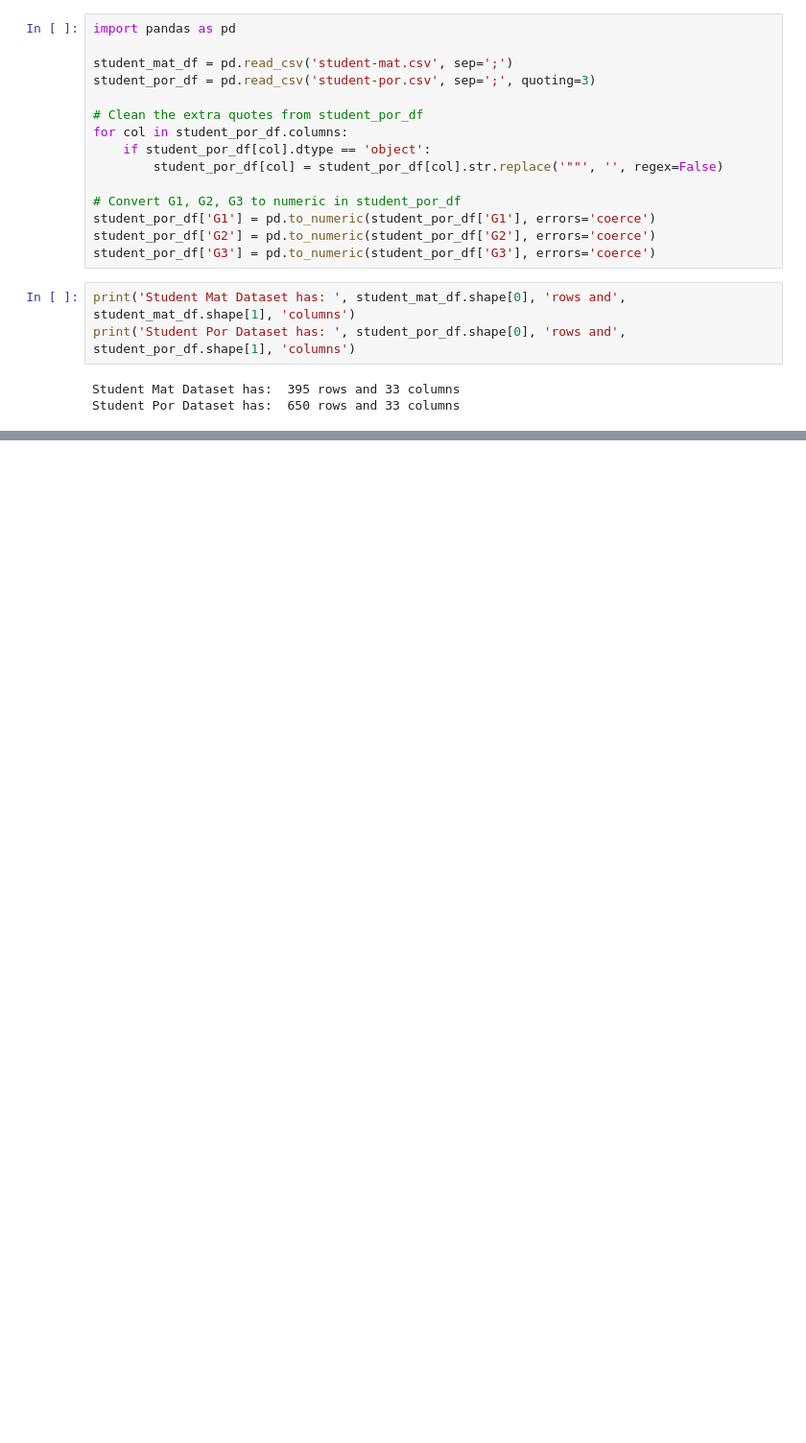
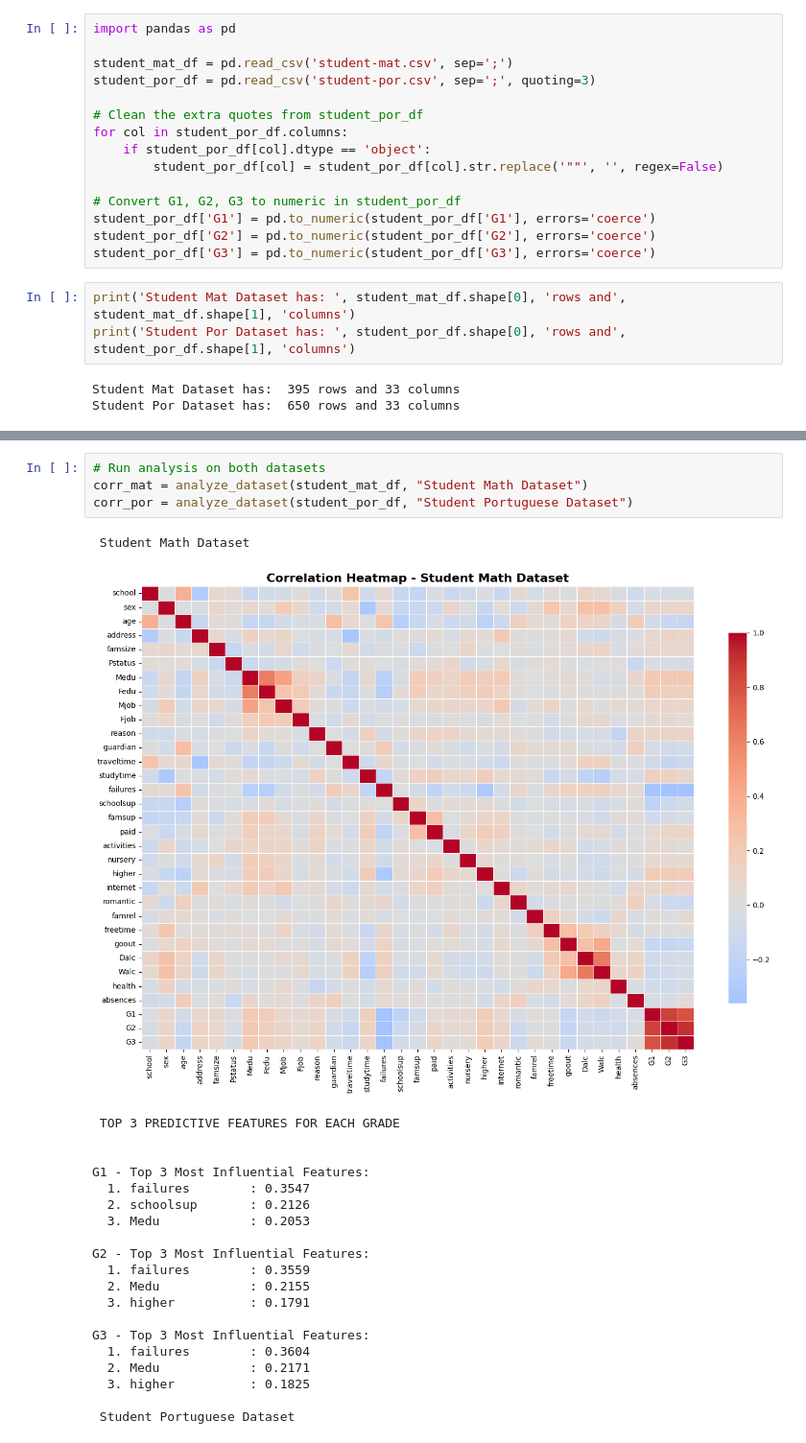
Before and after one commit to orchlonn/CS-456, a Jupyter notebook: Labs/Lab-5/Lab5.ipynb, the cells around one changed output, grey strips where cells are left out. Shown: that part at 96% size. Drawn from its saved outputs; the diff is of its cells as text; blank space fills up the shorter version.

```diff
--- a/Labs/Lab-5/Lab5.ipynb
+++ b/Labs/Lab-5/Lab5.ipynb
@@ -48,0 +124,26 @@ I used **select_dtypes()** to separate the categorical and numeric columns in th
+# %%
+# Run analysis on both datasets
+corr_mat = analyze_dataset(student_mat_df, "Student Math Dataset")
+corr_por = analyze_dataset(student_por_df, "Student Portuguese Dataset")
+# %% [output]
+ Student Math Dataset
+[figure, added]
+ TOP 3 PREDICTIVE FEATURES FOR EACH GRADE
+
+
+G1 - Top 3 Most Influential Features:
+  1. failures        : 0.3547
+  2. schoolsup       : 0.2126
+  3. Medu            : 0.2053
+
+G2 - Top 3 Most Influential Features:
+  1. failures        : 0.3559
+  2. Medu            : 0.2155
+  3. higher          : 0.1791
+
+G3 - Top 3 Most Influential Features:
+  1. failures        : 0.3604
+  2. Medu            : 0.2171
+  3. higher          : 0.1825
+
+ Student Portuguese Dataset
```
Also changed, not shown: parts of 9 cells of this notebook.
